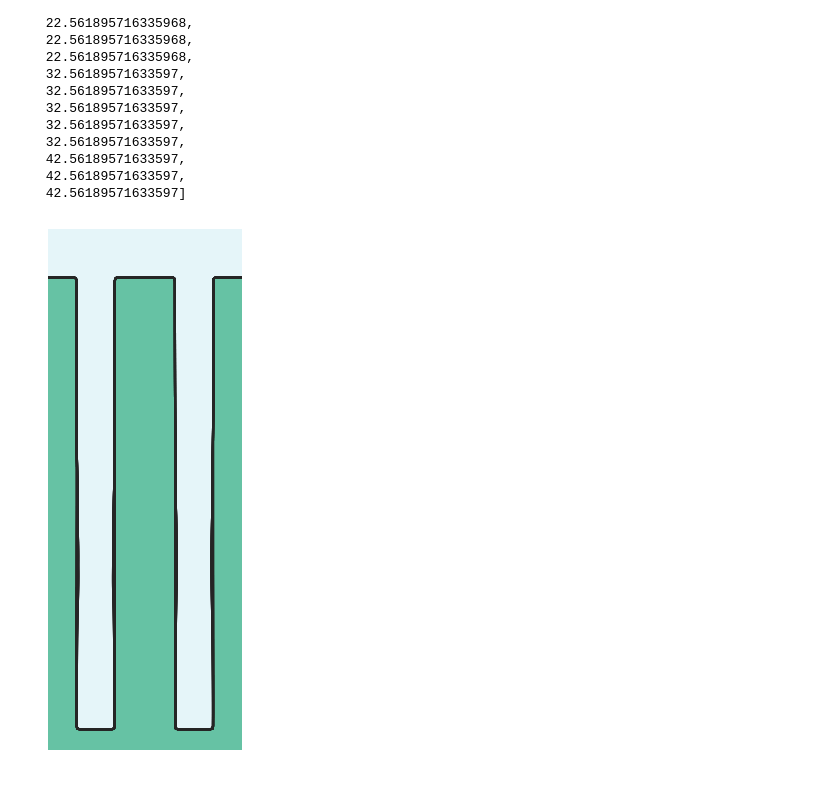
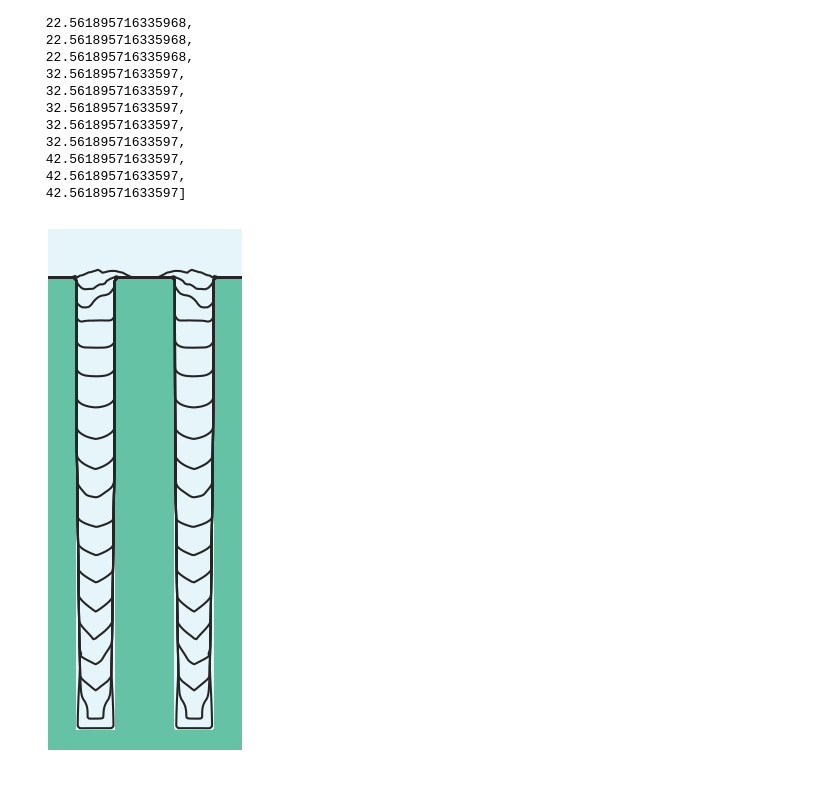
Before and after one commit to wd15/extremefill2D, a Jupyter notebook: notebooks/reproduce_figure4.ipynb, the cells around one changed output. Cells and saved outputs as stored; diff of their text form; code cells hidden in the pictures.

Commit message:
Add image for results that reproduced figure 4

```diff
--- a/notebooks/reproduce_figure4.ipynb
+++ b/notebooks/reproduce_figure4.ipynb
@@ -2,7 +2,7 @@
 %load_ext autoreload
 %autoreload 2
 from extremefill2D.tools import getSMTRecords, smt_ipy_table
-records = getSMTRecords(path='../scripts')
+records = getSMTRecords(path='../scripts', tags=['fig4_test2'])
 for r in records:
     print r.label
 # %% [output]
@@ -46,17 +46,17 @@ viewer.elapsedTimes
 # %%
 %matplotlib inline
 from extremefill2D.contourViewer import ContourViewer
 import matplotlib.pyplot as plt
 import numpy as np
 
 record = records[0]
 fig = plt.figure(figsize=(2.5, 8), dpi=200)
 ax = plt.subplot(1, 1, 1)
 viewer = ContourViewer(record, ax=ax)
 all_spines = ['top', 'bottom', 'right', 'left']
 for spine in all_spines:
     ax.spines[spine].set_visible(False)
 #plt.text(0.32, 0.01, '$\\texttt{{{0}}}$'.format(record.label[:8]), fontsize=12, transform=ax.transAxes)
-viewer.plot(times = np.arange(20)[:20] * 2., mirror=True, cutoff=True, cutoffvalue=0., show=False)
+viewer.plot(times = np.arange(20)[:20] * 100 , mirror=True, cutoff=True, cutoffvalue=0., show=False)
 # %% [output]
-[figure, old version]
+[figure, new version]
```
Also changed, not shown: parts of 2 cells of this notebook, 1 other file.
